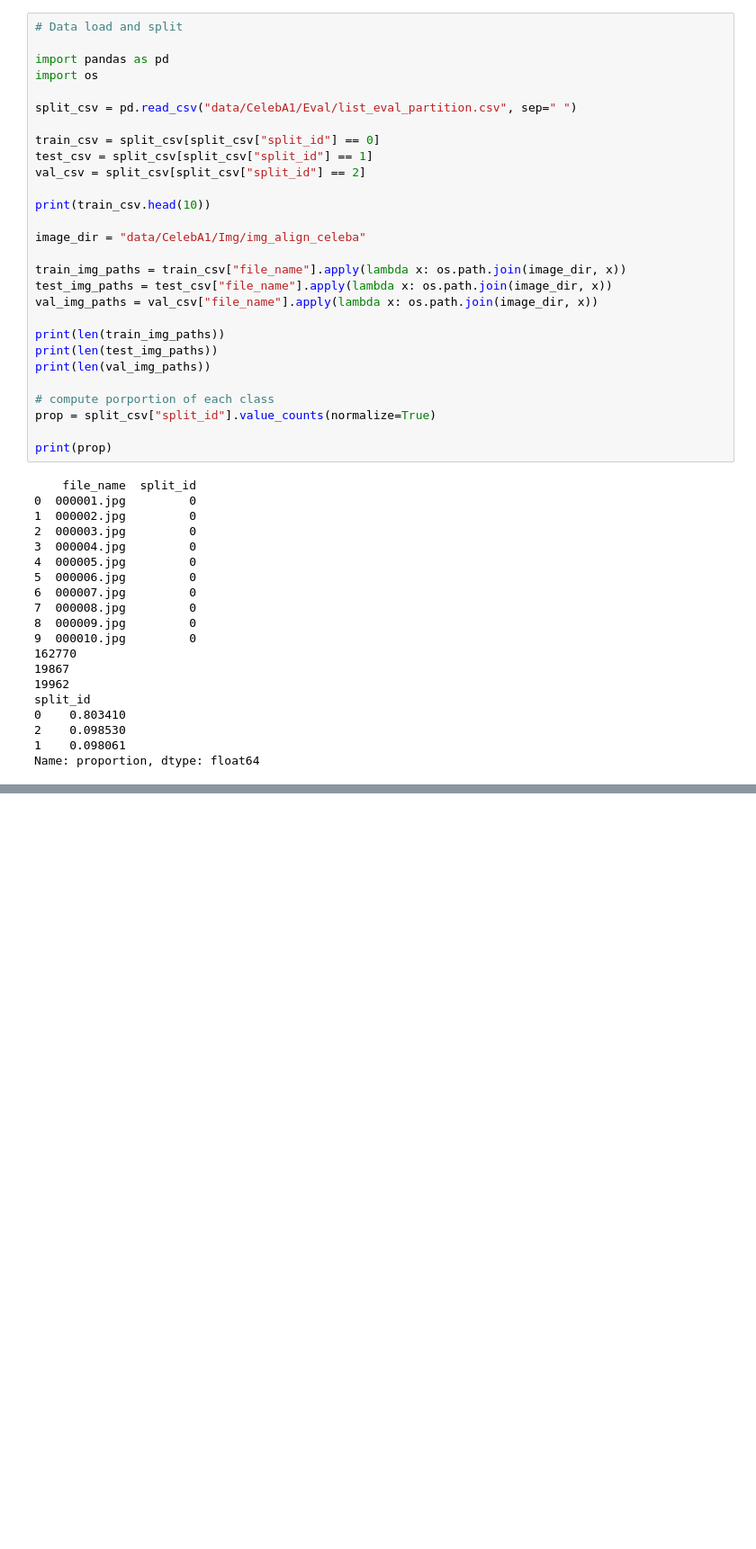
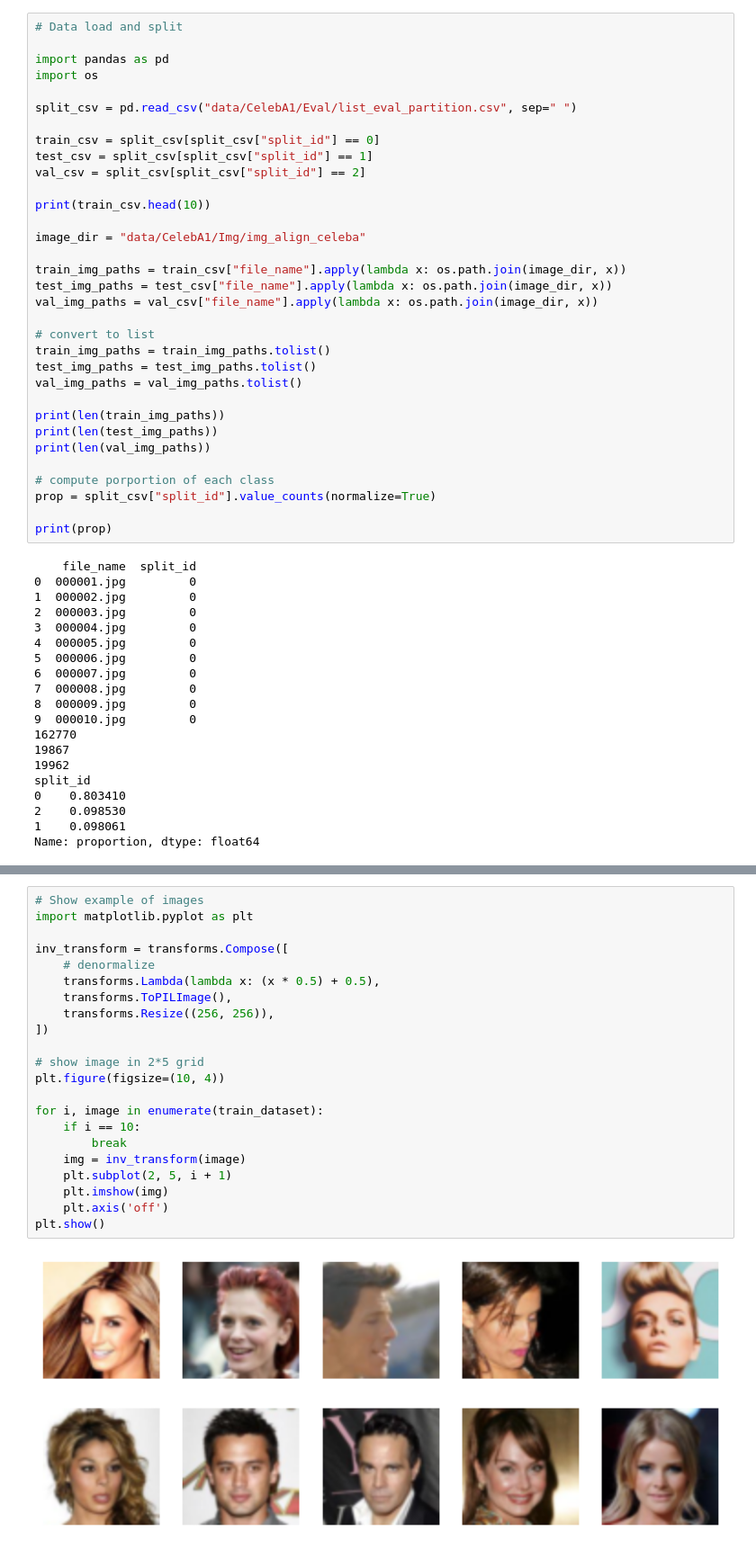
Before and after one commit to Horizon-42/variation_autoencoder, a Jupyter notebook: vae_on_celebs.ipynb, the cells around one changed output, grey strips where cells are left out. Shown at 90% size. Cells and saved outputs as stored; diff of their text form; blank space fills up the shorter version.

Commit message:
refactor: Organize model imports and enhance image preprocessing for VAE training.

```diff
--- a/vae_on_celebs.ipynb
+++ b/vae_on_celebs.ipynb
@@ -20,6 +20,11 @@ train_img_paths = train_csv["file_name"].apply(lambda x: os.path.join(image_dir,
 test_img_paths = test_csv["file_name"].apply(lambda x: os.path.join(image_dir, x))
 val_img_paths = val_csv["file_name"].apply(lambda x: os.path.join(image_dir, x))
 
+# convert to list
+train_img_paths = train_img_paths.tolist()
+test_img_paths = test_img_paths.tolist()
+val_img_paths = val_img_paths.tolist()
+
 print(len(train_img_paths))
 print(len(test_img_paths))
 print(len(val_img_paths))
@@ -82,0 +86,24 @@ test_loader = DataLoader(test_dataset, batch_size=32, shuffle=False)
+# %%
+# Show example of images
+import matplotlib.pyplot as plt
+
+inv_transform = transforms.Compose([
+    # denormalize
+    transforms.Lambda(lambda x: (x * 0.5) + 0.5),
+    transforms.ToPILImage(),
+    transforms.Resize((256, 256)),
+])
+
+# show image in 2*5 grid
+plt.figure(figsize=(10, 4))
+
+for i, image in enumerate(train_dataset):
+    if i == 10:
+        break
+    img = inv_transform(image)
+    plt.subplot(2, 5, i + 1)
+    plt.imshow(img)
+    plt.axis('off')
+plt.show()
+# %% [output]
+[figure, added]
```
Also changed, not shown: parts of 6 cells of this notebook, 5 other files.
